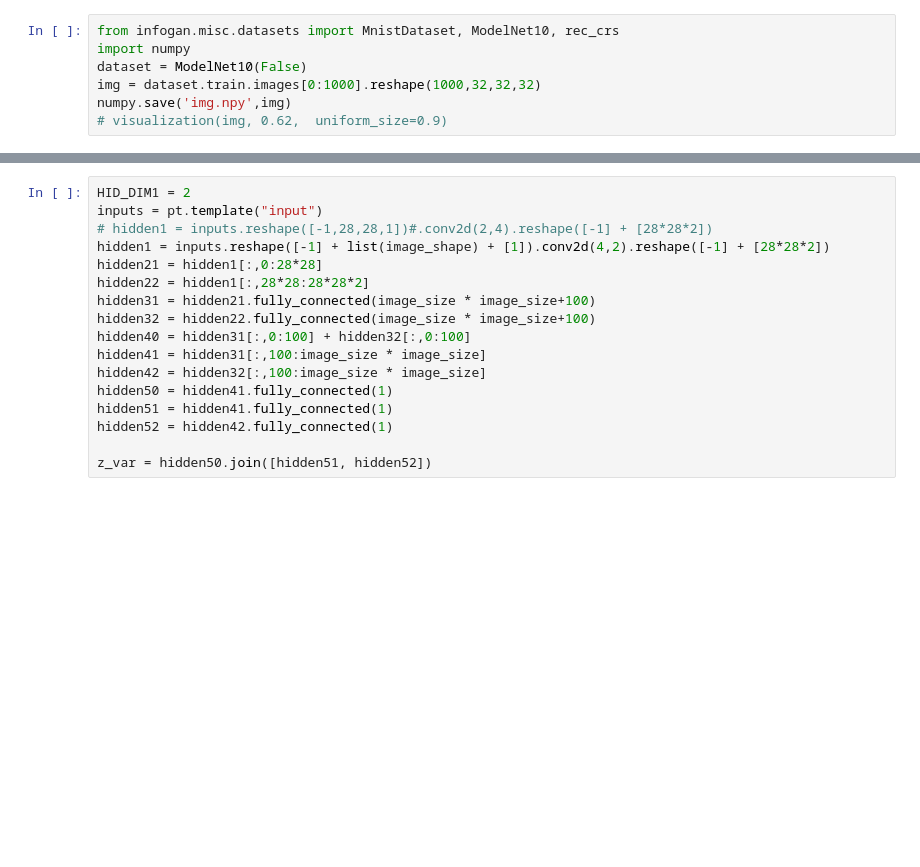
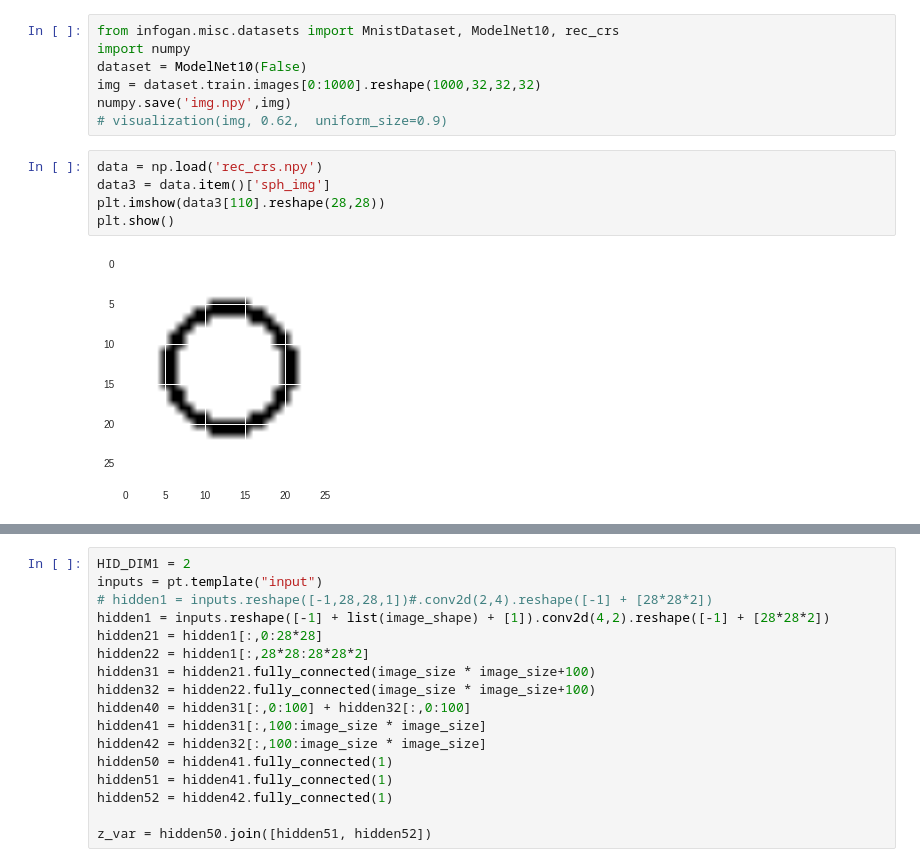
Before and after one commit to hope-yao/InfoGAN, a Jupyter notebook: Untitled.ipynb, the cells around one changed output, grey strips where cells are left out. Cells and saved outputs as stored; diff of their text form; blank space fills up the shorter version.

```diff
--- a/Untitled.ipynb
+++ b/Untitled.ipynb
@@ -229,6 +229,13 @@ dataset = ModelNet10(False)
 img = dataset.train.images[0:1000].reshape(1000,32,32,32)
 numpy.save('img.npy',img)
 # visualization(img, 0.62,  uniform_size=0.9)
+# %%
+data = np.load('rec_crs.npy')
+data3 = data.item()['sph_img']
+plt.imshow(data3[110].reshape(28,28))
+plt.show()
+# %% [output]
+[figure, added]
 # %%
 %matplotlib inline
 import numpy as np
```
Also changed, not shown: parts of 3 cells of this notebook, 4 other files.
